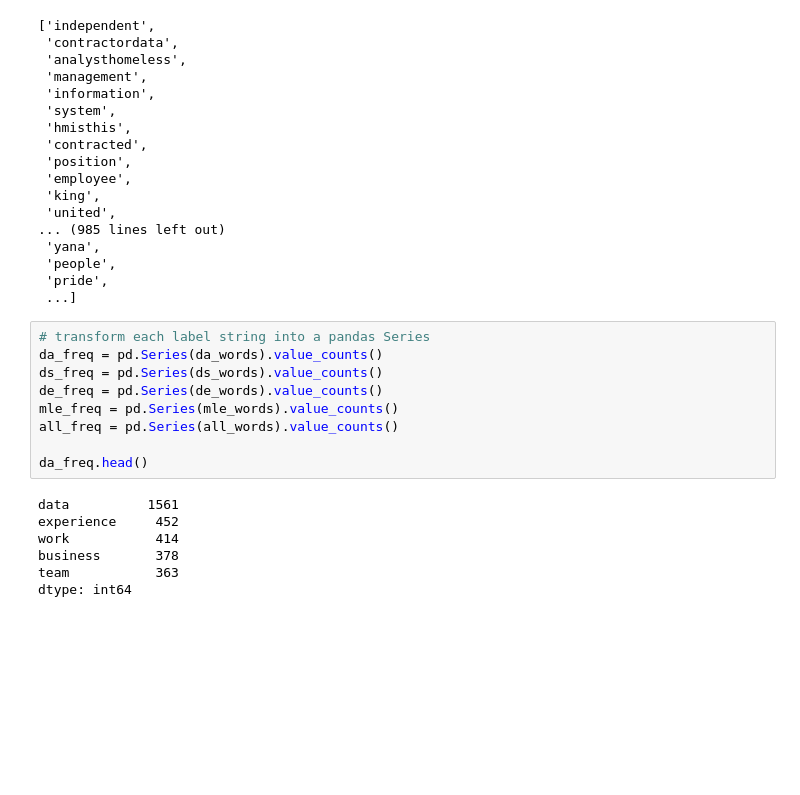
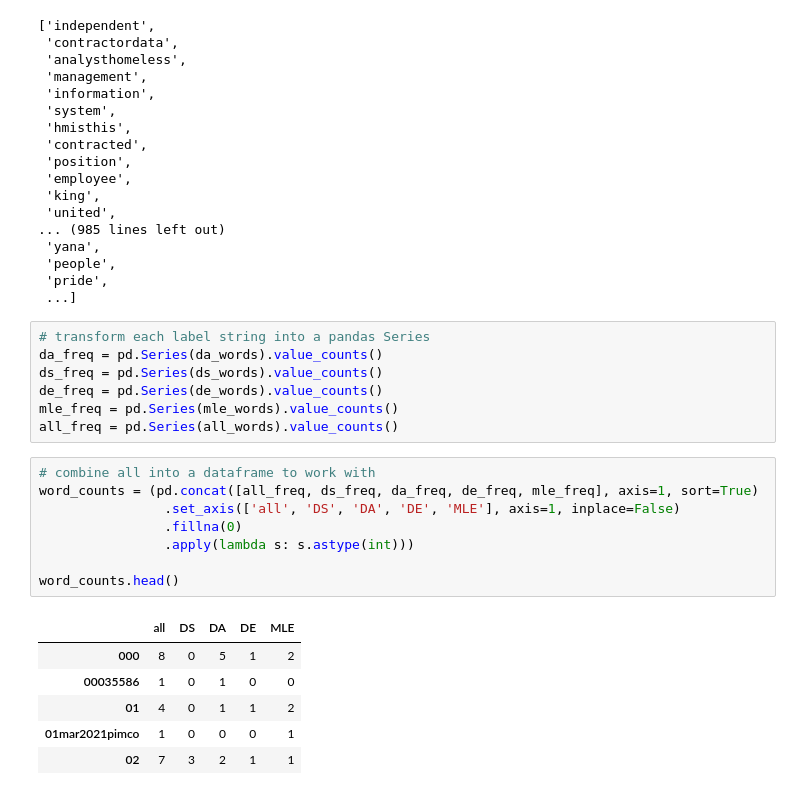
Before and after one commit to Brandon-Martinez27/data-job-resume-booster, a Jupyter notebook: explore.ipynb, the cells around one changed output. Cells and saved outputs as stored; diff of their text form; blank space fills up the shorter version.

```diff
--- a/explore.ipynb
+++ b/explore.ipynb
@@ -136,12 +140,18 @@ ds_freq = pd.Series(ds_words).value_counts()
 de_freq = pd.Series(de_words).value_counts()
 mle_freq = pd.Series(mle_words).value_counts()
 all_freq = pd.Series(all_words).value_counts()
-
-da_freq.head()
-# %% [output]
-data          1561
-experience     452
-work           414
-business       378
-team           363
-dtype: int64
+# %%
+# combine all into a dataframe to work with
+word_counts = (pd.concat([all_freq, ds_freq, da_freq, de_freq, mle_freq], axis=1, sort=True)
+                .set_axis(['all', 'DS', 'DA', 'DE', 'MLE'], axis=1, inplace=False)
+                .fillna(0)
+                .apply(lambda s: s.astype(int)))
+
+word_counts.head()
+# %% [output]
+|  | all | DS | DA | DE | MLE |
+| 000 | 8 | 0 | 5 | 1 | 2 |
+| 00035586 | 1 | 0 | 1 | 0 | 0 |
+| 01 | 4 | 0 | 1 | 1 | 2 |
+| 01mar2021pimco | 1 | 0 | 0 | 0 | 1 |
+| 02 | 7 | 3 | 2 | 1 | 1 |
```
Also changed, not shown: parts of 12 cells of this notebook.
